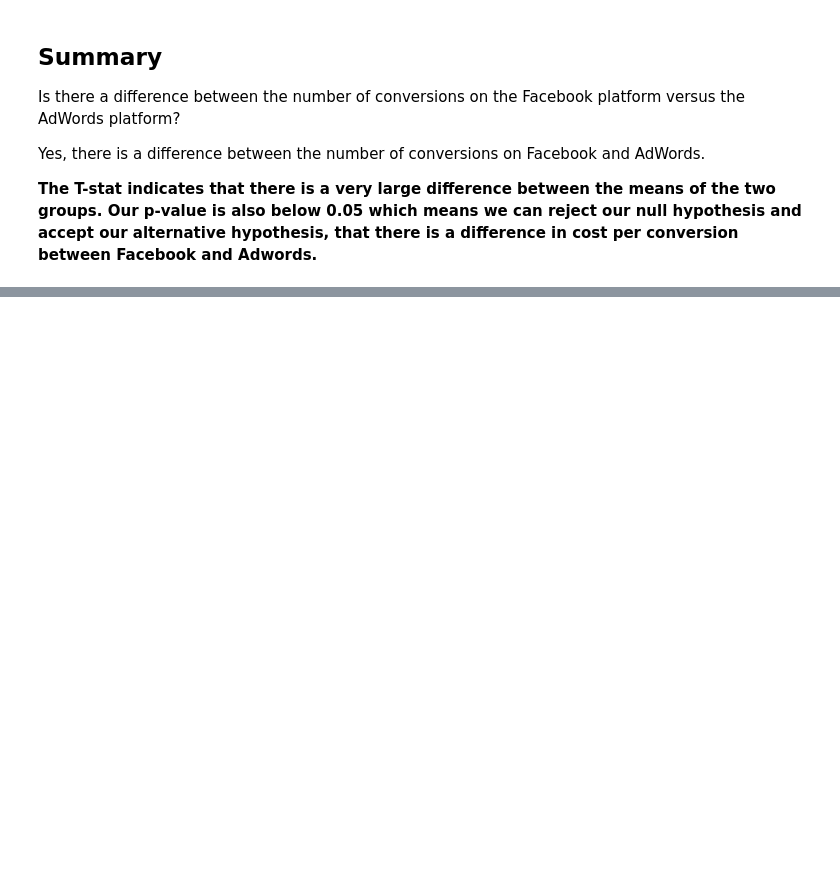
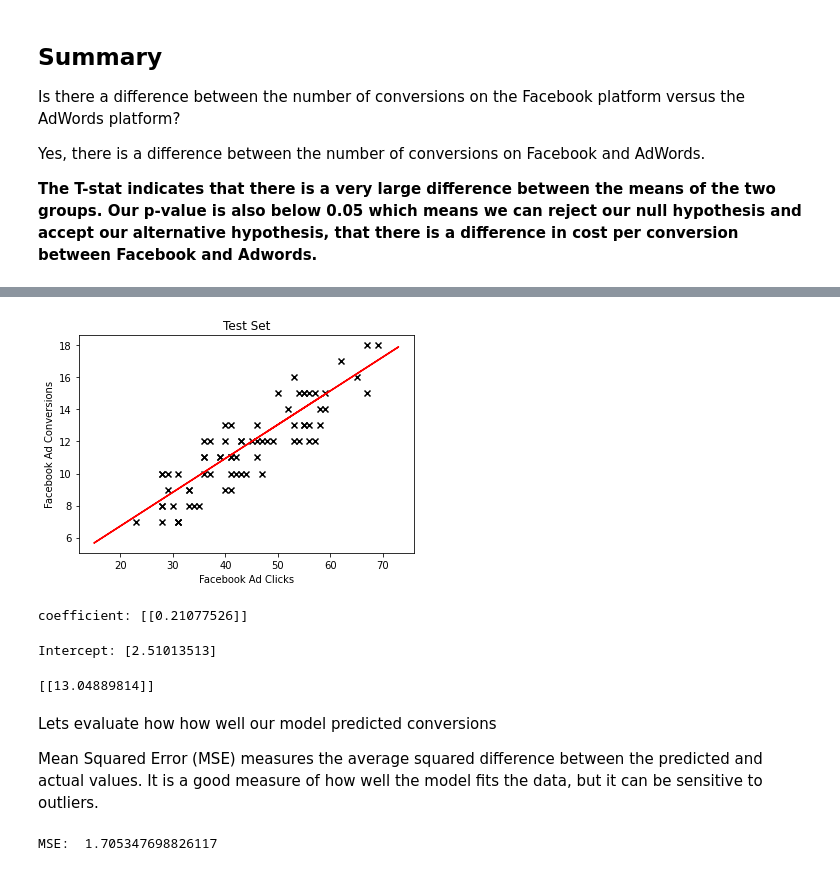
Before and after one commit to eddyk92/Facebook-vs-AdWords, a Jupyter notebook: FB Campaign Analysis.ipynb, the cells around one changed output, grey strips where cells are left out. Cells and saved outputs as stored; diff of their text form; code cells hidden in the pictures; blank space fills up the shorter version.

```diff
--- a/FB Campaign Analysis.ipynb
+++ b/FB Campaign Analysis.ipynb
@@ -676,0 +527,37 @@ Predicted Conversions: [[11.64777676]]
+# %%
+#scatter plot for Test set
+plt.scatter(x_test,y_test,color='black', marker='x')
+plt.plot(x_train,lr.predict(x_train),color='red')
+plt.title('Test Set')
+plt.xlabel('Facebook Ad Clicks')
+plt.ylabel('Facebook Ad Conversions')
+plt.show()
+# %% [output]
+[figure, added]
+# %%
+#Regression equation we need the coefficent and intercept
+#Assign coefficient (slope) to b
+b = lr.coef_
+print('coefficient:', b)
+# %% [output]
+coefficient: [[0.21077526]]
+# %%
+#Assign y-intercept to a
+a = lr.intercept_
+print('Intercept:', a)
+# %% [output]
+Intercept: [2.51013513]
+# %%
+#y-predict(50) lets find the expected conversions for 50 clicks
+print(lr.predict([[50]]))
+# %% [output]
+[[13.04889814]]
+# %% [markdown]
+Lets evaluate how how well our model predicted conversions
+
+Mean Squared Error (MSE) measures the average squared difference between the predicted and actual values. It is a good measure of how well the model fits the data, but it can be sensitive to outliers.
+# %%
+from sklearn import metrics
+print('MSE: ', metrics.mean_squared_error(y_test,y_pred))
+# %% [output]
+MSE:  1.705347698826117
```
Also changed, not shown: parts of 37 cells of this notebook.
